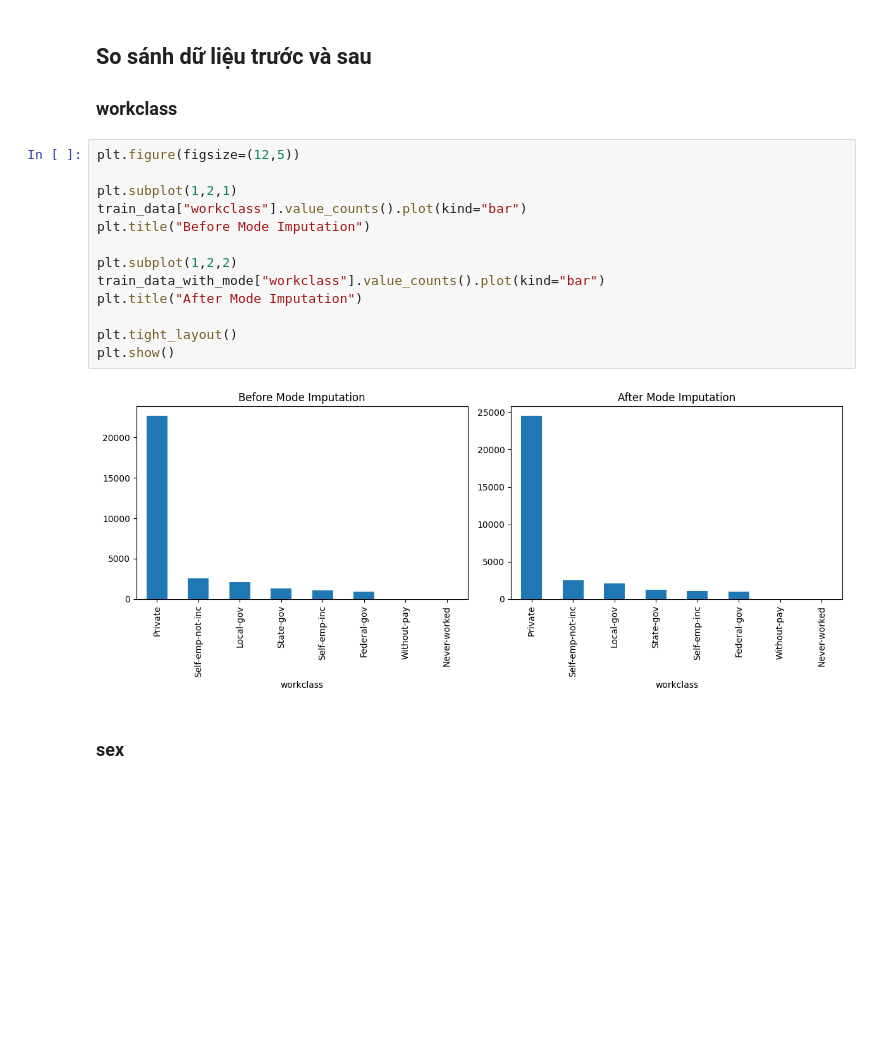
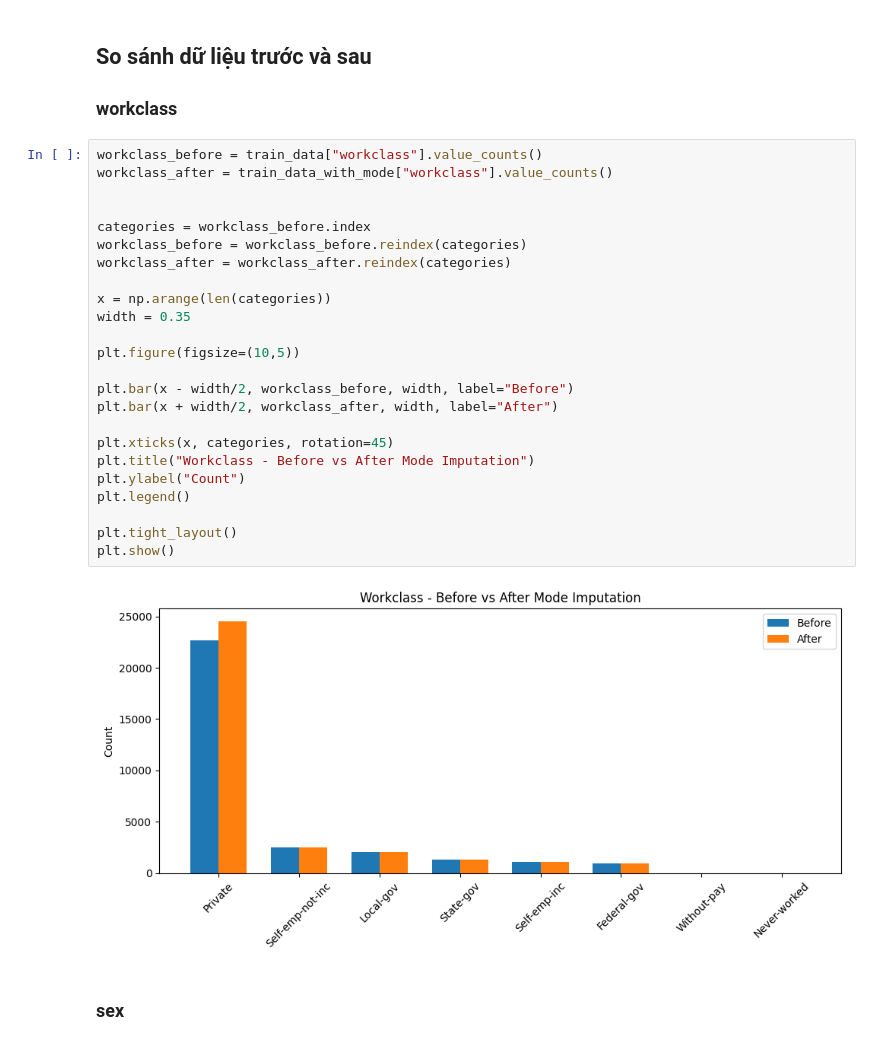
Before and after one commit to thloc1212/DataMiningLab1, a Jupyter notebook: notebooks/02_tabular_preprocessing.ipynb, the cells around one changed output. Drawn from its saved outputs; the diff is of its cells as text; blank space fills up the shorter version.

```diff
--- a/notebooks/02_tabular_preprocessing.ipynb
+++ b/notebooks/02_tabular_preprocessing.ipynb
@@ -208,20 +209,31 @@ dtype: int64
 ## So sánh dữ liệu trước và sau
 ### workclass
 # %%
-plt.figure(figsize=(12,5))
+workclass_before = train_data["workclass"].value_counts()
+workclass_after = train_data_with_mode["workclass"].value_counts()
 
-plt.subplot(1,2,1)
-train_data["workclass"].value_counts().plot(kind="bar")
-plt.title("Before Mode Imputation")
 
-plt.subplot(1,2,2)
-train_data_with_mode["workclass"].value_counts().plot(kind="bar")
-plt.title("After Mode Imputation")
+categories = workclass_before.index
+workclass_before = workclass_before.reindex(categories)
+workclass_after = workclass_after.reindex(categories)
+
+x = np.arange(len(categories))
+width = 0.35
+
+plt.figure(figsize=(10,5))
+
+plt.bar(x - width/2, workclass_before, width, label="Before")
+plt.bar(x + width/2, workclass_after, width, label="After")
+
+plt.xticks(x, categories, rotation=45)
+plt.title("Workclass - Before vs After Mode Imputation")
+plt.ylabel("Count")
+plt.legend()
 
 plt.tight_layout()
 plt.show()
 # %% [output]
-[figure, old version]
+[figure, new version]
 # %% [markdown]
 ### sex
 # %%
```
Also changed, not shown: parts of 3 cells of this notebook.
